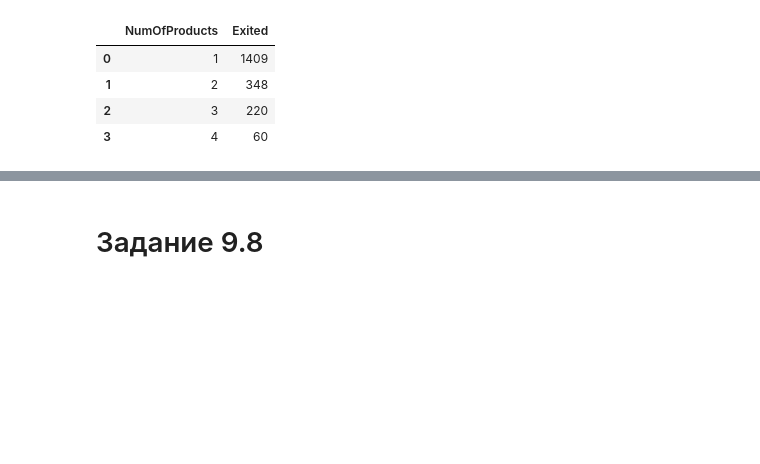
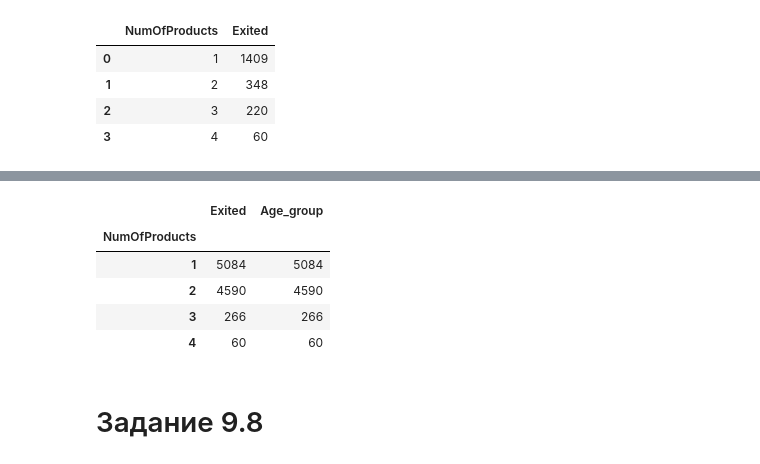
Before and after one commit to CheshirSml/sf_data_science, a Jupyter notebook: EDUCATION/PY_13/PY_13_examination.ipynb, the cells around one changed output, grey strips where cells are left out. Cells and saved outputs as stored; diff of their text form; code cells hidden in the pictures; blank space fills up the shorter version.

```diff
--- a/EDUCATION/PY_13/PY_13_examination.ipynb
+++ b/EDUCATION/PY_13/PY_13_examination.ipynb
@@ -371,19 +397,27 @@ display(churn_by_product_df)
 # %%
-churn_by_product_df = churn_data_df.groupby(by='NumOfProducts', as_index=False)['Exited'].sum()
+churn_by_product_df = churn_data_Age_df.groupby('NumOfProducts')[['Exited', 'Age_group']].count()
+display(churn_by_product_df)
 
 fig_gender = px.bar(
     data_frame=churn_by_product_df,
-    x="Exited", #ось x
-    y='NumOfProducts', #ось y
-    color=['1','2','3','4'], #расцветка в зависимости от страны
+    x='Exited', #ось x
+    y='Age_group', #ось y
+    color='Exited', #['1','2','3','4'], #расцветка в зависимости от страны
     text = 'Exited', #текст на столбцах
     #orientation='v', #ориентация графика
     height=500, #высота
     width=1000, #ширина
     title='who went out more often men or women' #заголовок
 )
 
 fig_gender.show()
+# %% [output]
+|  | Exited | Age_group |
+| NumOfProducts |  |  |
+| 1 | 5084 | 5084 |
+| 2 | 4590 | 4590 |
+| 3 | 266 | 266 |
+| 4 | 60 | 60 |
 # %% [markdown]
 # Задание 9.8
 # %% [markdown]
```
Also changed, not shown: parts of 2 cells of this notebook.
